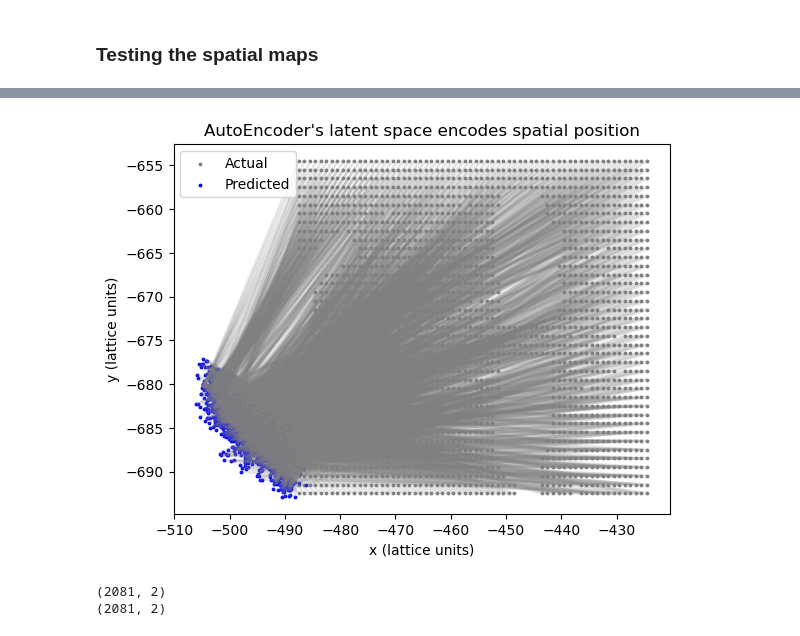
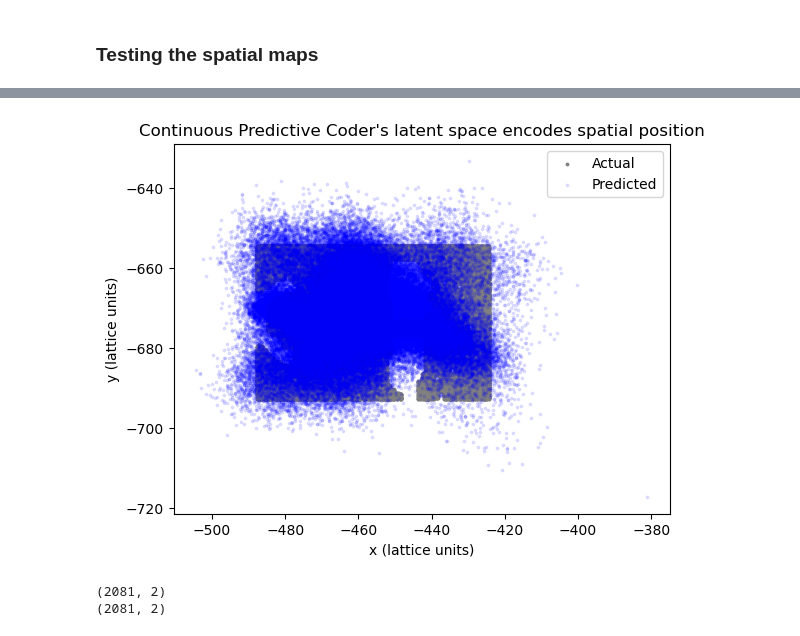
Before and after one commit to mx60s/predictive-coding-thesis, a Jupyter notebook: src/TestingTrainingModel.ipynb, the cells around one changed output, grey strips where cells are left out. Saved outputs shown, nothing was run; the diff lists cells and outputs as text; code cells hidden in the pictures.

```diff
--- a/src/TestingTrainingModel.ipynb
+++ b/src/TestingTrainingModel.ipynb
@@ -65,13 +62,14 @@ def imshow(img):
 
 seq, corr = next(iter(train_loader))
 #img = next(iter(train_loader))
+frames, headings = seq
 
-imshow(torchvision.utils.make_grid(seq[0]))
+imshow(torchvision.utils.make_grid(frames[0]))
 imshow(corr[0])
 #imshow(img[0])
 
 with torch.no_grad():
-    pred, _ = latent_model(seq.to(device))
+    pred = latent_model(frames.to(device), headings.to(device))
 
 imshow(pred[0])
 # %% [output]
@@ -114,20 +117,18 @@ def normalize_coords(batch):
     return features, targets[:, :-1]
 # %%
 # Load in the coordinate data
-data_dir = 'data/face-north'
+data_dir = 'data/continuous'
 
 transform = torchvision.transforms.Compose([
         torchvision.transforms.ToTensor()
 ])
 
 dataset = CoordinateDataset(source_directory=data_dir, transform=transform)
-# lol whyyyyy is it 72k examples
 
 train_ratio = math.floor(len(dataset) * 0.9)
 train_data, test_data = random_split(dataset, [train_ratio, len(dataset) - train_ratio])
 print(f'{train_ratio} training samples')
-batch_size = 10
-# does it matter in this instance if you shuffle? I think you can get away with it
+batch_size = 16
 train_loader = DataLoader(train_data, batch_size=batch_size, shuffle=True, num_workers=2, collate_fn=normalize_coords)
 test_loader = DataLoader(test_data, batch_size=batch_size, shuffle=True, num_workers=2, collate_fn=normalize_coords)
 # %% [output]
@@ -166,6 +169,6 @@ ValueError: axes don't match array
 # %%
 # Set up the model, which takes as input my trained predictive coder encoder and attn
-device = 'cuda:1' if torch.cuda.is_available() else "cpu"
+device = 'cuda' if torch.cuda.is_available() else "cpu"
 
 loc_predictor_file = latent_model_file[:-3] + '_predictor.pt'
 
@@ -174,7 +177,7 @@ print(loc_predictor_file)
 model = LocationPredictor(latent_model, input_dim=128, hidden_dim=250)
 model.to(device)
 
-num_epochs = 5
+num_epochs = 10
 steps_per_epoch = len(train_loader)
 
 learning_rate = 0.01
@@ -214,6 +216,6 @@ tensor([[-473.5000, -658.5000],
 # %%
-train_losses_file = 'logs/pred-loc-facenorth-autoencoder-200-ep-2.txt'
-test_losses_file = 'logs/pred-loc-facenorth-autoencoder-200-ep-2.txt'
+train_losses_file = 'logs/pred-loc-continuous-train-200-ep-5ep.txt'
+test_losses_file = 'logs/pred-loc-continuous-test-200-ep-5ep.txt'
 
 
 train_losses = []
@@ -328,35 +317,35 @@ actual_x = np.array([pos[0] for pos in average_predictions.keys()])
 actual_y = np.array([pos[1] for pos in average_predictions.keys()])
 
 predicted_x = np.array([pos[0] for pos in average_predictions.values()])
 predicted_y = np.array([pos[1] for pos in average_predictions.values()])
 
 # Calculate errors (distance) between actual and predicted points
 errors_x = predicted_x - actual_x
 errors_y = predicted_y - actual_y
 errors = np.sqrt(errors_x**2 + errors_y**2)
 
 # Create the figure and the axis
 fig, ax = plt.subplots()
 
 # Plot actual points
 ax.scatter(actual_x, actual_y, s=3, color='gray', label='Actual')
 
 # Plot predicted points
-ax.scatter(predicted_x, predicted_y, s=3, color='blue', label='Predicted')
+ax.scatter(predicted_x, predicted_y, s=3, color='blue', label='Predicted', alpha=0.1)
 
 # Plot error lines
-for i in range(len(actual_x)):
-    ax.plot([actual_x[i], predicted_x[i]], [actual_y[i], predicted_y[i]], color='gray', linewidth=2, alpha=0.2)
+#for i in range(len(actual_x)):
+#    ax.plot([actual_x[i], predicted_x[i]], [actual_y[i], predicted_y[i]], color='gray', linewidth=2, alpha=0.02)
 
 # Set labels and title
 ax.set_xlabel('x (lattice units)')
 ax.set_ylabel('y (lattice units)')
-ax.set_title('AutoEncoder\'s latent space encodes spatial position')
+ax.set_title('Continuous Predictive Coder\'s latent space encodes spatial position')
 
 # Add legend
 ax.legend()
 
 # Show the plot
 plt.show()
 # %% [output]
-[figure, old version]
+[figure, new version]
```
Also changed, not shown: parts of 16 cells of this notebook, 10 other files.
